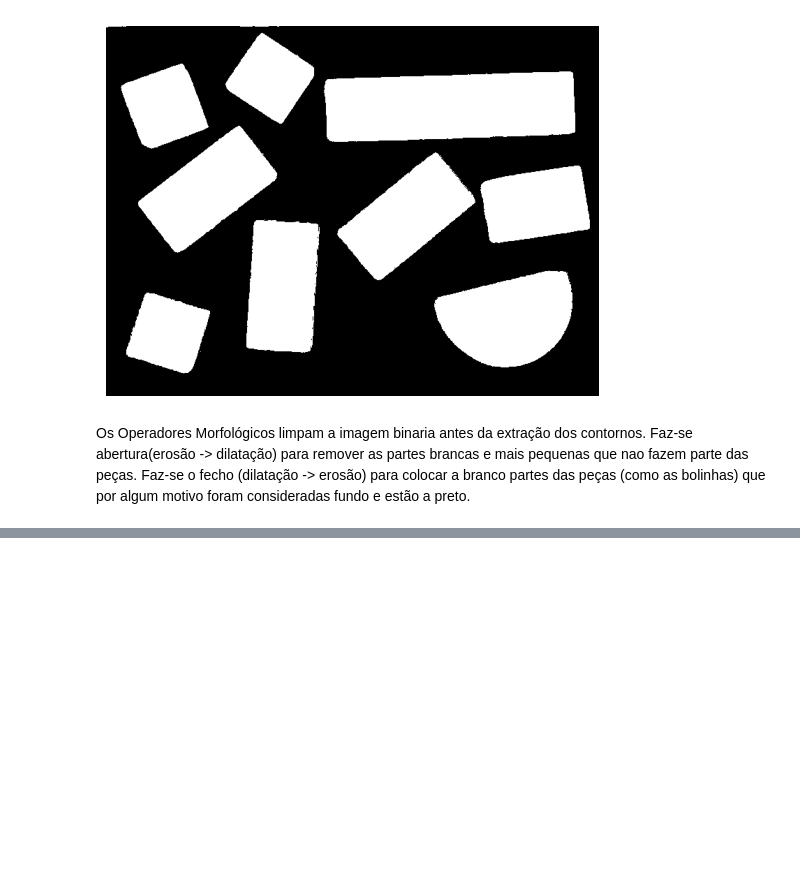
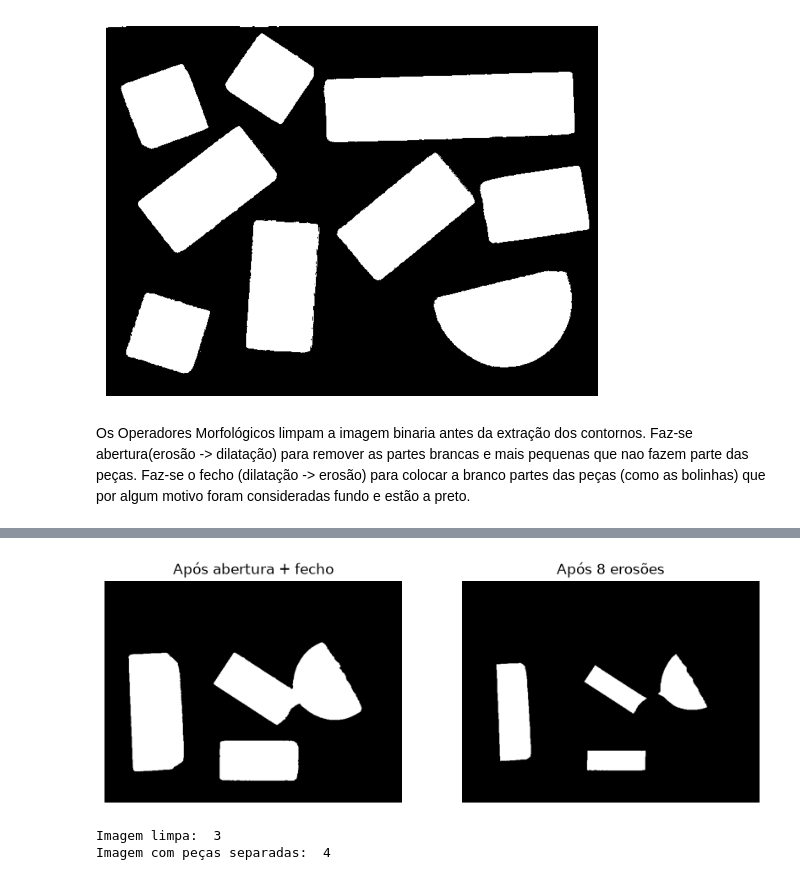
Before and after one commit to beatizisjesus-ctrl/PIV_TP1, a Jupyter notebook: PIV_TP1.ipynb, the cells around one changed output, grey strips where cells are left out. Drawn from its saved outputs; the diff is of its cells as text; code cells hidden in the pictures; blank space fills up the shorter version.

Commit message:
etiquetação feita

```diff
--- a/PIV_TP1.ipynb
+++ b/PIV_TP1.ipynb
@@ -76,0 +113,25 @@ plt.show()
+# %%
+# Etiquetação
+
+fig, ax = plt.subplots(1, 2, figsize=(10, 4))
+
+ax[0].imshow(treino_limpo[6], cmap="gray")
+ax[0].set_title("Após abertura + fecho")
+ax[0].axis("off")
+
+ax[1].imshow(treino_sep[6], cmap="gray")
+ax[1].set_title("Após 8 erosões")
+ax[1].axis("off")
+plt.show()
+
+n_limpo, etiquetas_limpo = cv2.connectedComponents(treino_limpo[6]) # número de objetos, etiquetas
+n_sep, etiquetas_sep = cv2.connectedComponents(treino_sep[6])
+print("Imagem limpa: ", n_limpo - 1) # 0 é o fundo, daí subtraí-se 1
+print("Imagem com peças separadas: ", n_sep - 1)
+
+# A imagem 6 tem 4 peças mas duas juntas, e usando a imagem limpa apenas se detetam 3 peças
+# Na imagem com peças separadas já dá o resultado correto
+# %% [output]
+[figure, added]
+Imagem limpa:  3
+Imagem com peças separadas:  4
```
Also changed, not shown: parts of 5 cells of this notebook.
